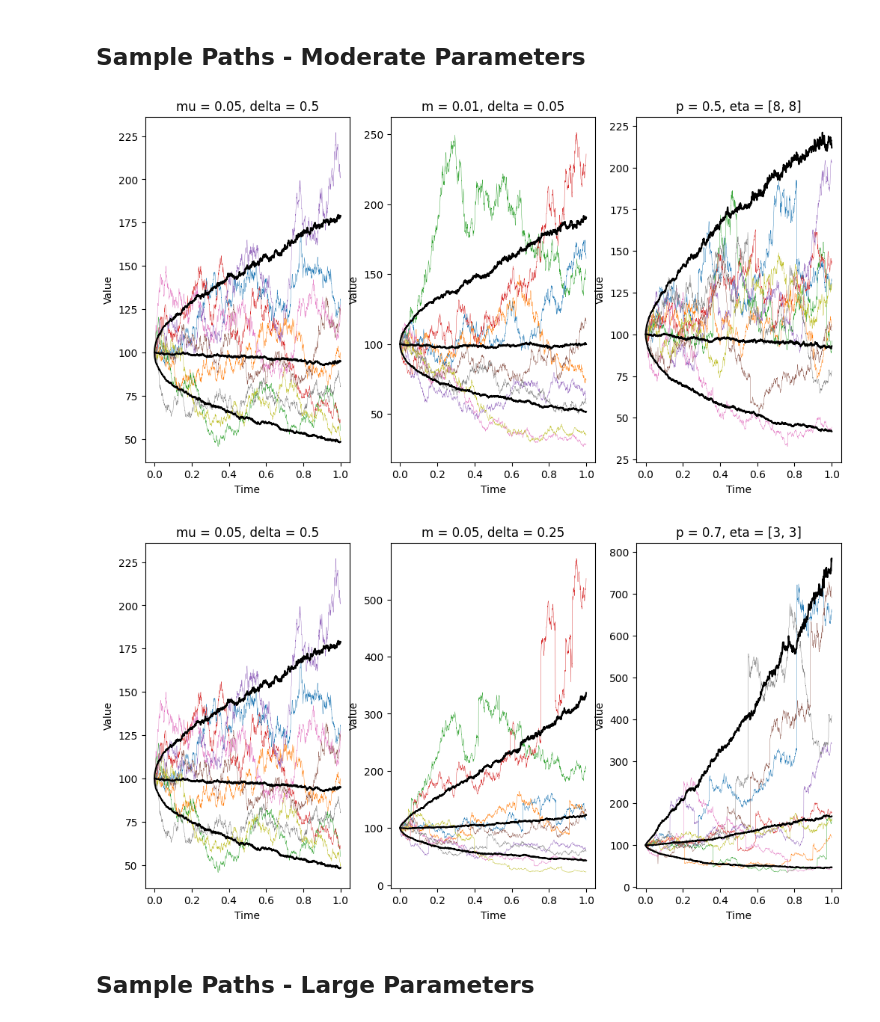
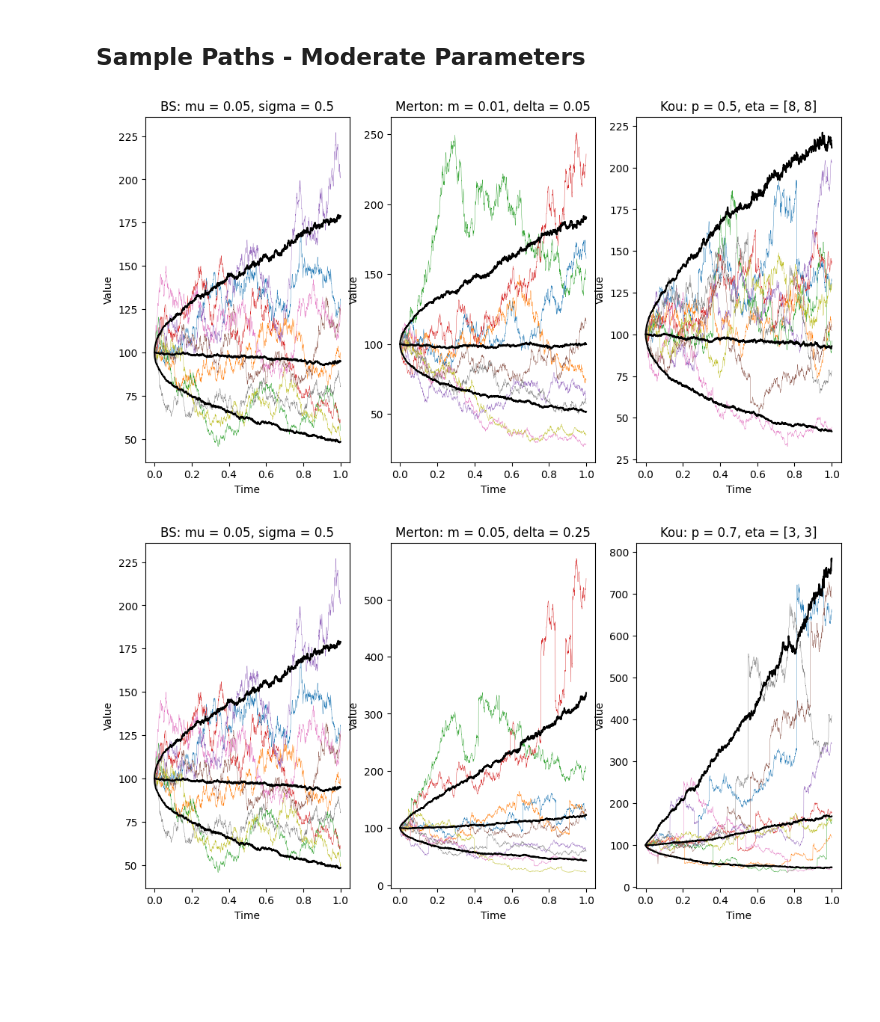
Before and after one commit to alexfaassen/STA2502, a Jupyter notebook: STA2502Report.ipynb, the cells around one changed output. Cells and saved outputs as stored; diff of their text form; code cells hidden in the pictures; blank space fills up the shorter version.

```diff
--- a/STA2502Report.ipynb
+++ b/STA2502Report.ipynb
@@ -134,7 +134,7 @@ t, price = sim_jump_diffusion(X0, T, Ndt, mu, sigma, Nsims)
 axes[0].plot(t, price[:,1:10], linewidth=0.3)
 axes[0].plot(t, np.quantile(price, [0.1, 0.5, 0.9], axis=1).transpose(),
             linewidth=1.5, color='black')
-axes[0].set_title(r"mu = " + str(mu) + r", sigma = " + str(sigma))
+axes[0].set_title("BS: " + r"mu = " + str(mu) + r", sigma = " + str(sigma))
 axes[0].set_xlabel('Time')
 axes[0].set_ylabel('Value')
 
@@ -144,7 +144,7 @@ t, price = sim_jump_diffusion(X0, T, Ndt, mu, sigma, Nsims, "Merton", lam, m = m
 axes[1].plot(t, price[:,1:10], linewidth=0.3)
 axes[1].plot(t, np.quantile(price, [0.1, 0.5, 0.9], axis=1).transpose(),
             linewidth=1.5, color='black')
-axes[1].set_title(r"m = " + str(m[fig_id]) + r", delta = " + str(delta[fig_id]))
+axes[1].set_title("Merton: " + r"m = " + str(m[fig_id]) + r", delta = " + str(delta[fig_id]))
 axes[1].set_xlabel('Time')
 axes[1].set_ylabel('Value')
 
@@ -154,7 +154,7 @@ t, price = sim_jump_diffusion(X0, T, Ndt, mu, sigma, Nsims, "Kou", lam, p = p[fi
 axes[2].plot(t, price[:,1:10], linewidth=0.3)
 axes[2].plot(t, np.quantile(price, [0.1, 0.5, 0.9], axis=1).transpose(),
             linewidth=1.5, color='black')
-axes[2].set_title(r"p = " + str(p[fig_id]) + r", eta = " + str(eta[fig_id]))
+axes[2].set_title("Kou: " + r"p = " + str(p[fig_id]) + r", eta = " + str(eta[fig_id]))
 axes[2].set_xlabel('Time')
 axes[2].set_ylabel('Value')
 
@@ -167,37 +167,35 @@ np.random.seed(2502)
 
 # BS
 t, price = sim_jump_diffusion(X0, T, Ndt, mu, sigma, Nsims)
 # Plot the sample paths
 axes[0].plot(t, price[:,1:10], linewidth=0.3)
 axes[0].plot(t, np.quantile(price, [0.1, 0.5, 0.9], axis=1).transpose(),
             linewidth=1.5, color='black')
-axes[0].set_title(r"mu = " + str(mu) + r", sigma = " + str(sigma))
+axes[0].set_title("BS: " + r"mu = " + str(mu) + r", sigma = " + str(sigma))
 axes[0].set_xlabel('Time')
 axes[0].set_ylabel('Value')
 
 # Merton
 t, price = sim_jump_diffusion(X0, T, Ndt, mu, sigma, Nsims, "Merton", lam, m = m[fig_id], delta = delta[fig_id])
 # Plot the sample paths
 axes[1].plot(t, price[:,1:10], linewidth=0.3)
 axes[1].plot(t, np.quantile(price, [0.1, 0.5, 0.9], axis=1).transpose(),
             linewidth=1.5, color='black')
-axes[1].set_title(r"m = " + str(m[fig_id]) + r", delta = " + str(delta[fig_id]))
+axes[1].set_title("Merton: " + r"m = " + str(m[fig_id]) + r", delta = " + str(delta[fig_id]))
 axes[1].set_xlabel('Time')
 axes[1].set_ylabel('Value')
 
 # Kou
 t, price = sim_jump_diffusion(X0, T, Ndt, mu, sigma, Nsims, "Kou", lam, p = p[fig_id], eta = eta[fig_id])
 # Plot the sample paths
 axes[2].plot(t, price[:,1:10], linewidth=0.3)
 axes[2].plot(t, np.quantile(price, [0.1, 0.5, 0.9], axis=1).transpose(),
             linewidth=1.5, color='black')
-axes[2].set_title(r"p = " + str(p[fig_id]) + r", eta = " + str(eta[fig_id]))
+axes[2].set_title("Kou: " + r"p = " + str(p[fig_id]) + r", eta = " + str(eta[fig_id]))
 axes[2].set_xlabel('Time')
 axes[2].set_ylabel('Value')
 
 plt.show()
 # %% [output]
-[figure, old version]
+[figure, new version]
-[figure, old version]
+[figure, new version]
-# %% [markdown]
-## Sample Paths - Large Parameters
```
Also changed, not shown: parts of 3 cells of this notebook.
